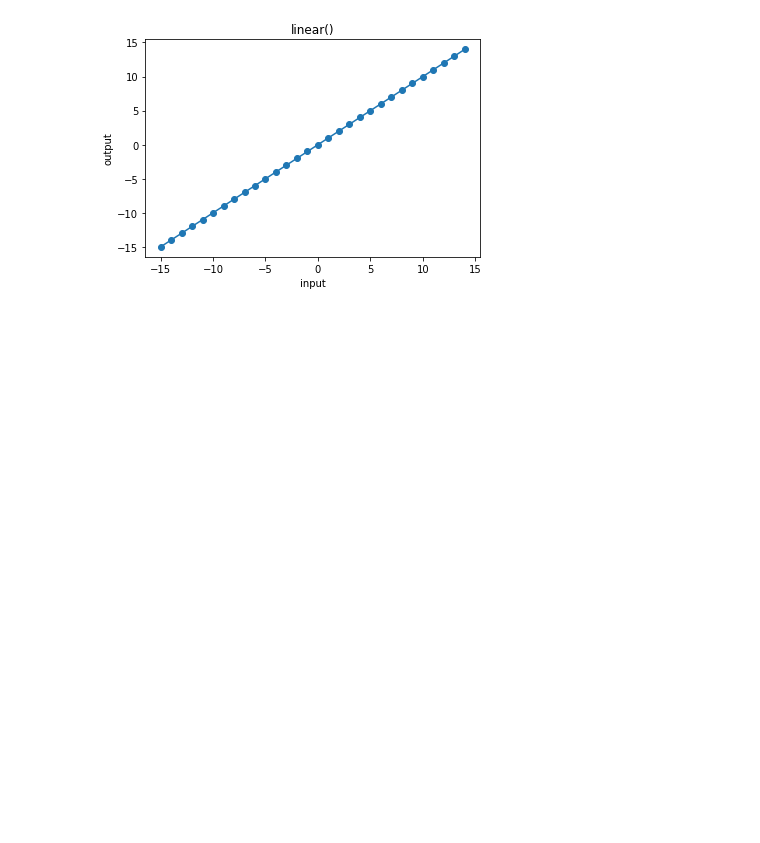
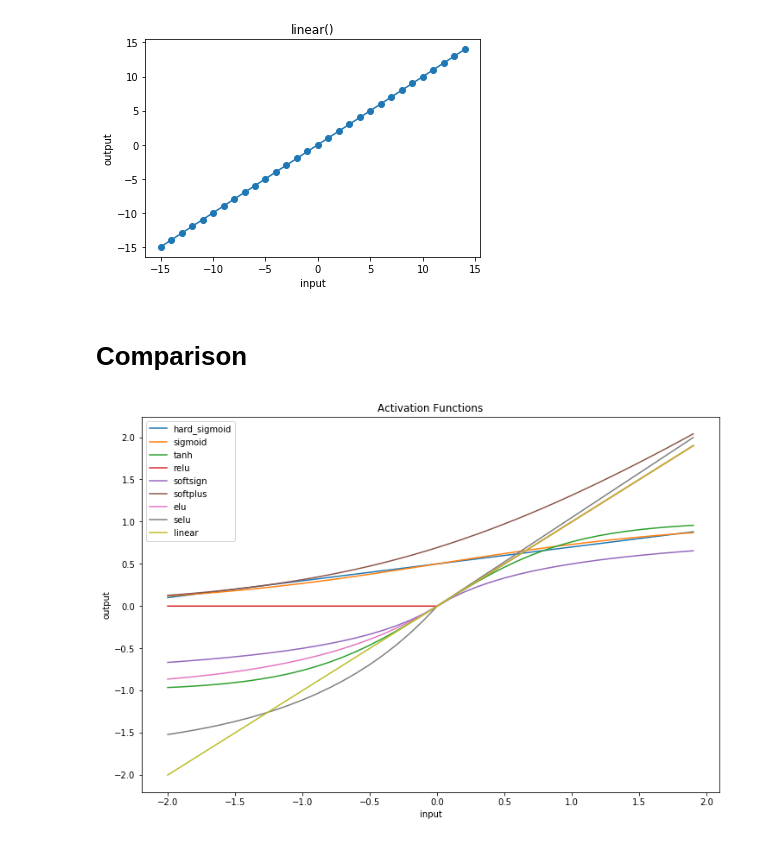
Before and after one commit to ArtificialIntelligenceToolkit/conx, a Jupyter notebook: notebooks/ActivationFunctions.ipynb, the cells around one changed output. Saved outputs shown, nothing was run; the diff lists cells and outputs as text; code cells hidden in the pictures; blank space fills up the shorter version.

Commit message:
Added default_symbol on all plotting functions; supress future warnings; numpy changed pp formats; compare all activation functions in notebook; added xs in plotting functions

```diff
--- a/notebooks/ActivationFunctions.ipynb
+++ b/notebooks/ActivationFunctions.ipynb
@@ -158,3 +158,5 @@ linear(0.5)
 plot_f(linear, frange=(-15, 15, 1), xlabel="input", ylabel="output", title="linear()")
 # %% [output]
 [figure]
+# %% [markdown]
+# Comparison
@@ -160,0 +165,17 @@ plot_f(linear, frange=(-15, 15, 1), xlabel="input", ylabel="output", title="line
+# %%
+functions = [hard_sigmoid, sigmoid, tanh, relu,
+             softsign, softplus, elu, selu, linear]
+float_range = frange(-2, 2, .1)
+lines = {}
+symbols = {}
+for v in float_range:
+    for f in functions:
+        if f.__name__ not in lines:
+            lines[f.__name__] = []
+            symbols[f.__name__] = "-"
+        lines[f.__name__].append(f(v))
+# %%
+plot(list(lines.items()), xs=float_range, symbols=symbols, height=8.0, width=12.0,
+     title="Activation Functions", xlabel="input", ylabel="output")
+# %% [output]
+[figure, added]
```
Also changed, not shown: parts of 2 cells of this notebook, 3 other files.
